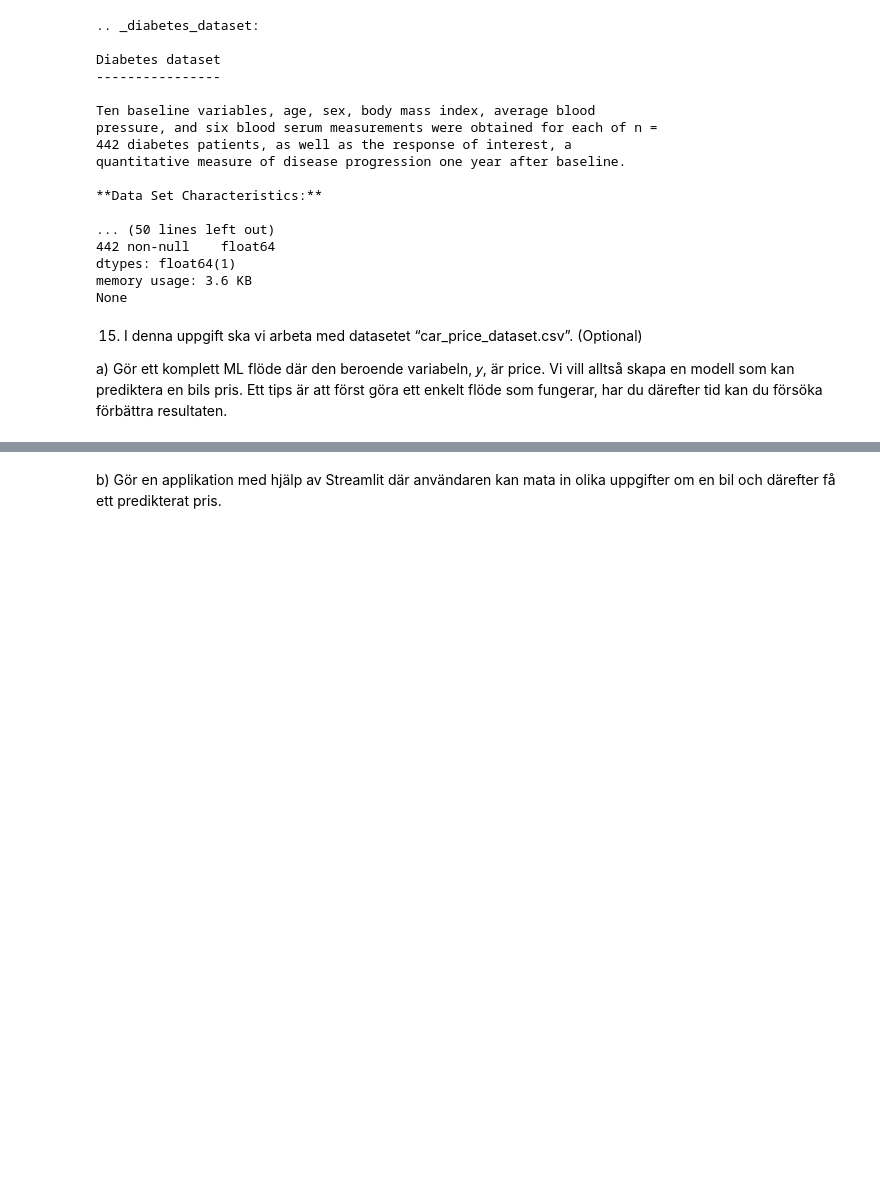
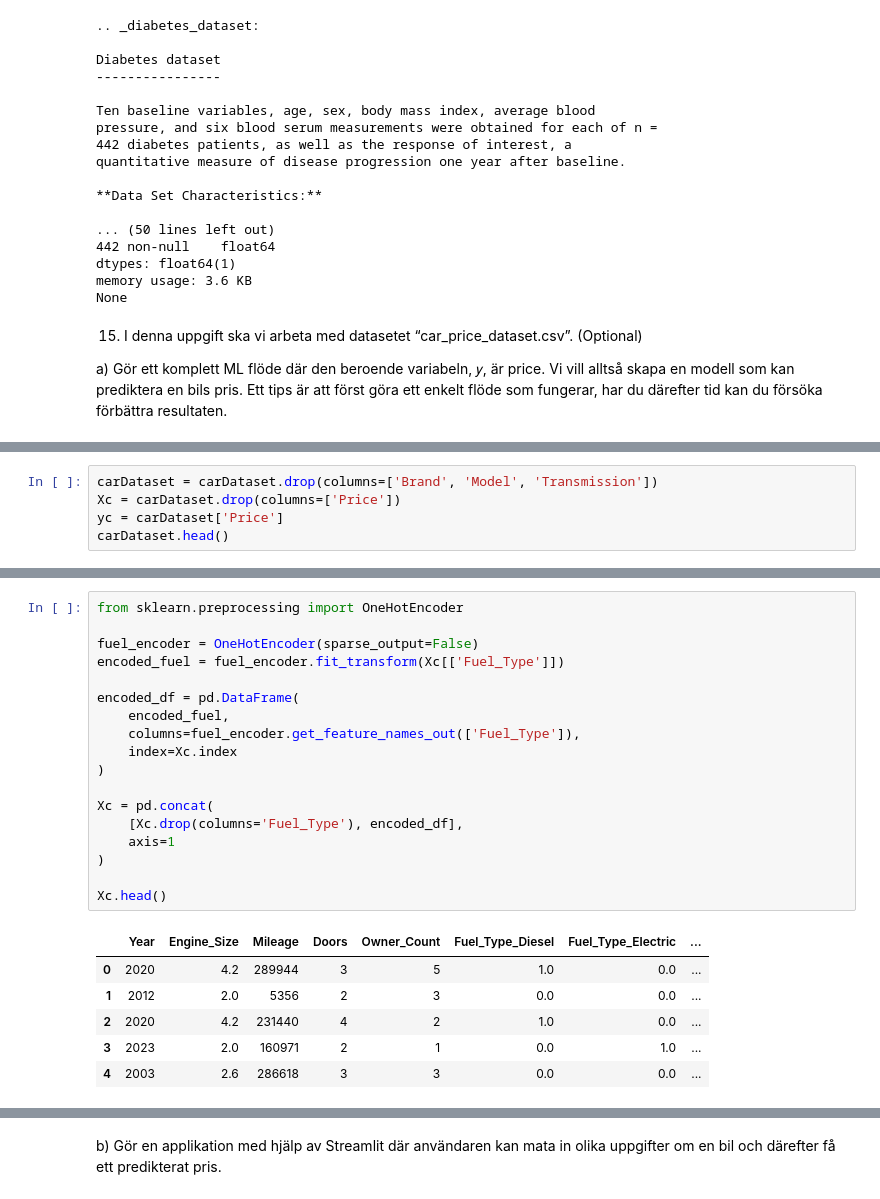
Before and after one commit to OscarWEdu/ai1kk, a Jupyter notebook: kap3.ipynb, the cells around one changed output, grey strips where cells are left out. Cells and saved outputs as stored; diff of their text form; blank space fills up the shorter version.

```diff
--- a/kap3.ipynb
+++ b/kap3.ipynb
@@ -211,0 +221,5 @@ förbättra resultaten.
+# %%
+carDataset = carDataset.drop(columns=['Brand', 'Model', 'Transmission'])
+Xc = carDataset.drop(columns=['Price'])
+yc = carDataset['Price']
+carDataset.head()
@@ -211,0 +233,25 @@ förbättra resultaten.
+# %%
+from sklearn.preprocessing import OneHotEncoder
+
+fuel_encoder = OneHotEncoder(sparse_output=False)
+encoded_fuel = fuel_encoder.fit_transform(Xc[['Fuel_Type']])
+
+encoded_df = pd.DataFrame(
+    encoded_fuel,
+    columns=fuel_encoder.get_feature_names_out(['Fuel_Type']),
+    index=Xc.index
+)
+
+Xc = pd.concat(
+    [Xc.drop(columns='Fuel_Type'), encoded_df],
+    axis=1
+)
+
+Xc.head()
+# %% [output]
+|  | Year | Engine_Size | Mileage | Doors | Owner_Count | Fuel_Type_Diesel | Fuel_Type_Electric | ... |
+| 0 | 2020 | 4.2 | 289944 | 3 | 5 | 1.0 | 0.0 | ... |
+| 1 | 2012 | 2.0 | 5356 | 2 | 3 | 0.0 | 0.0 | ... |
+| 2 | 2020 | 4.2 | 231440 | 4 | 2 | 1.0 | 0.0 | ... |
+| 3 | 2023 | 2.0 | 160971 | 2 | 1 | 0.0 | 1.0 | ... |
+| 4 | 2003 | 2.6 | 286618 | 3 | 3 | 0.0 | 0.0 | ... |
```
Also changed, not shown: parts of 10 cells of this notebook, 1 other file.
